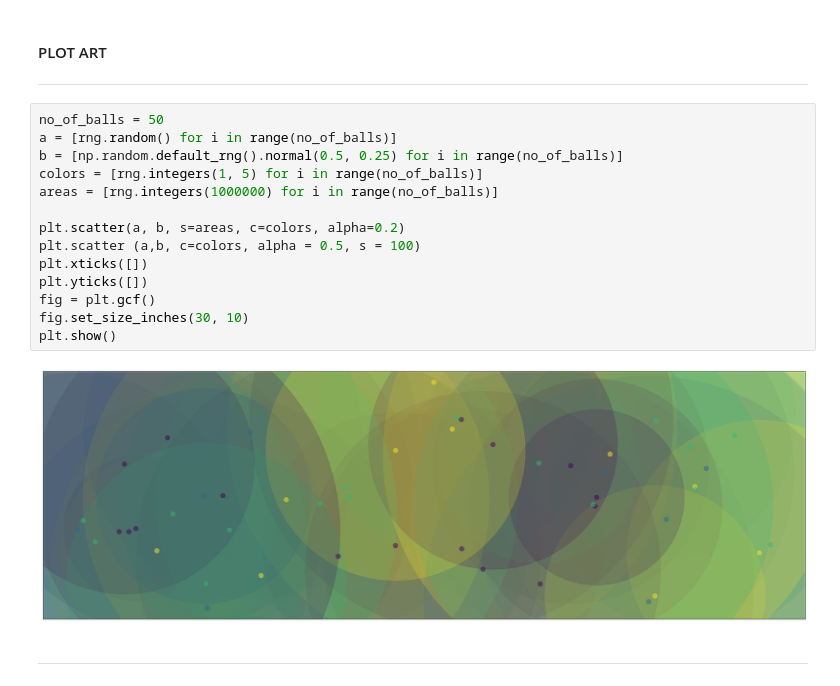
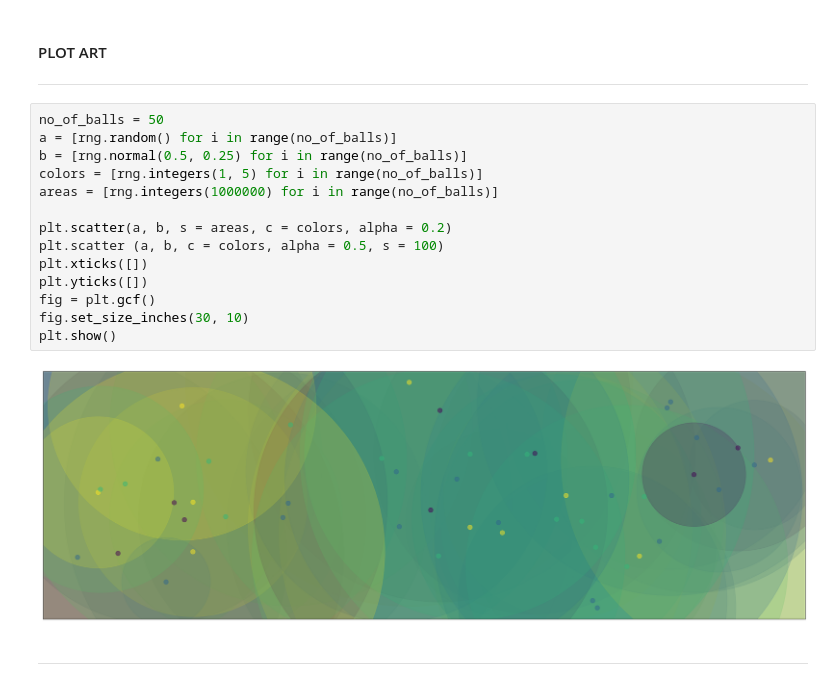
Before and after one commit to AnteDujic/Programming-for-Data-Analysis, a Jupyter notebook: numpy-random.ipynb, the cells around one changed output. Saved outputs shown, nothing was run; the diff lists cells and outputs as text.

```diff
--- a/numpy-random.ipynb
+++ b/numpy-random.ipynb
@@ -1323,19 +1328,19 @@ It's a tie!
 # %%
 no_of_balls = 50
 a = [rng.random() for i in range(no_of_balls)]
-b = [np.random.default_rng().normal(0.5, 0.25) for i in range(no_of_balls)]
+b = [rng.normal(0.5, 0.25) for i in range(no_of_balls)]
 colors = [rng.integers(1, 5) for i in range(no_of_balls)]
 areas = [rng.integers(1000000) for i in range(no_of_balls)]
 
-plt.scatter(a, b, s=areas, c=colors, alpha=0.2)
-plt.scatter (a,b, c=colors, alpha = 0.5, s = 100)
+plt.scatter(a, b, s = areas, c = colors, alpha = 0.2)
+plt.scatter (a, b, c = colors, alpha = 0.5, s = 100)
 plt.xticks([])
 plt.yticks([])
 fig = plt.gcf()
 fig.set_size_inches(30, 10)
 plt.show()
 # %% [output]
-[figure, old version]
+[figure, new version]
 # %% [markdown]
 ***
 # %% [markdown]
```
Also changed, not shown: parts of 64 cells of this notebook, 1 other file.
